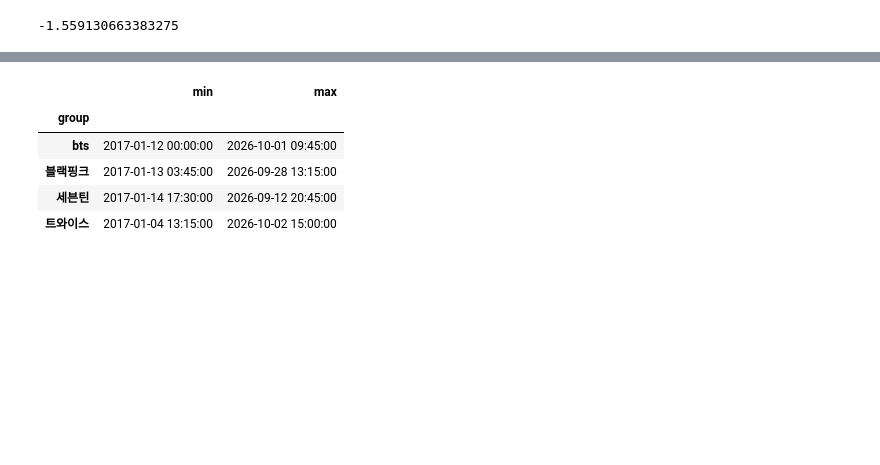
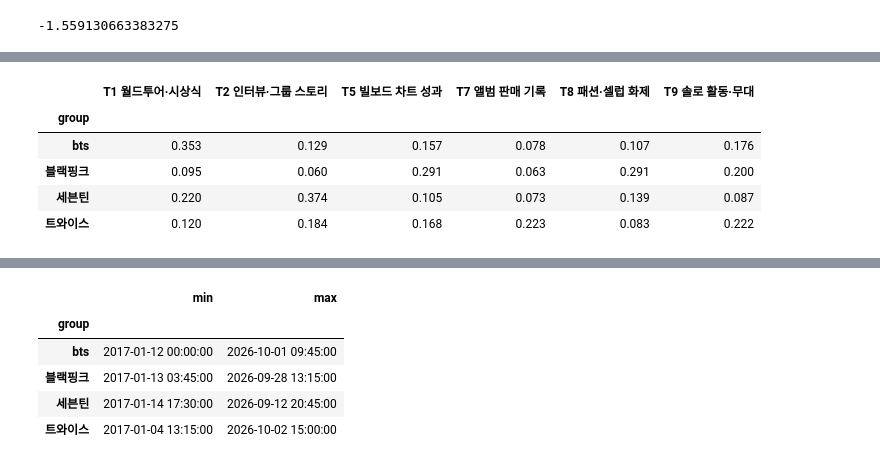
Before and after one commit to JAEMOON-LEEE/Data_Intelligence_PBL-1, a Jupyter notebook: Topic_Modeling_en.ipynb, the cells around one changed output, grey strips where cells are left out. Cells and saved outputs as stored; diff of their text form; code cells hidden in the pictures; blank space fills up the shorter version.

```diff
--- a/Topic_Modeling_en.ipynb
+++ b/Topic_Modeling_en.ipynb
@@ -171,3 +170,26 @@ trend
+# %%
+use = [f'Topic{i}' for i in range(1, 10) if i not in (3, 4, 6)]   # 노이즈 Topic3, 4, 6 제외
+trend_use = trend[use].div(trend[use].sum(axis=1), axis=0)
+order = ['bts', '블랙핑크', '세븐틴', '트와이스']
+trend_use = trend_use.loc[order]
+
+labels = {
+    'Topic1': 'T1 월드투어·시상식',
+    'Topic2': 'T2 인터뷰·그룹 스토리',
+    'Topic5': 'T5 빌보드 차트 성과',
+    'Topic7': 'T7 앨범 판매 기록',
+    'Topic8': 'T8 패션·셀럽 화제',
+    'Topic9': 'T9 솔로 활동·무대',
+}
+trend_use = trend_use.rename(columns=labels)
+trend_use.round(3)
+# %% [output]
+|  | T1 월드투어·시상식 | T2 인터뷰·그룹 스토리 | T5 빌보드 차트 성과 | T7 앨범 판매 기록 | T8 패션·셀럽 화제 | T9 솔로 활동·무대 |
+| group |  |  |  |  |  |  |
+| bts | 0.353 | 0.129 | 0.157 | 0.078 | 0.107 | 0.176 |
+| 블랙핑크 | 0.095 | 0.060 | 0.291 | 0.063 | 0.291 | 0.200 |
+| 세븐틴 | 0.220 | 0.374 | 0.105 | 0.073 | 0.139 | 0.087 |
+| 트와이스 | 0.120 | 0.184 | 0.168 | 0.223 | 0.083 | 0.222 |
 # %%
 en['group'].value_counts()
 # %% [output]
```
Also changed, not shown: parts of 12 cells of this notebook, 1 other file.
